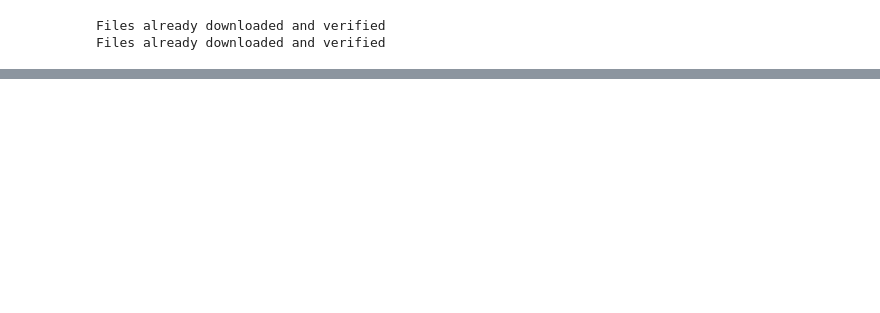
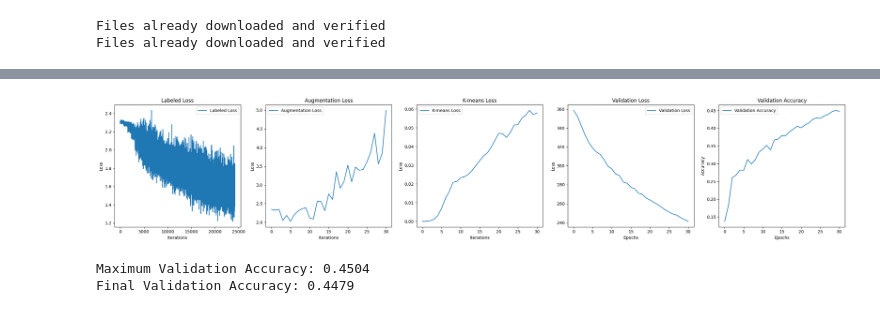
Before and after one commit to tejas-srikanth/Semi-Supervised-Learning, a Jupyter notebook: kmeans_cluster.ipynb, the cells around one changed output, grey strips where cells are left out. Cells and saved outputs as stored; diff of their text form; code cells hidden in the pictures; blank space fills up the shorter version.

```diff
--- a/kmeans_cluster.ipynb
+++ b/kmeans_cluster.ipynb
@@ -185,0 +510,11 @@ Epoch: 12/10, Correct: 0.7492, Loss: 0.0021845772862434387
+# %%
+lab50, aug50, kmeans50, validloss50, validcorrect50 = train(M=50, epochs=31)
+plot_metrics(lab50, aug50, kmeans50, validloss50, validcorrect50)
+
+## Reproduce validation results:
+# model.load_state_dict(torch.load(f'models/SSL_model_50_0.25.pth'))
+# test(model, testloader, device)
+# %% [output]
+[figure, added]
+Maximum Validation Accuracy: 0.4504
+Final Validation Accuracy: 0.4479
```
Also changed, not shown: parts of 55 cells of this notebook.
